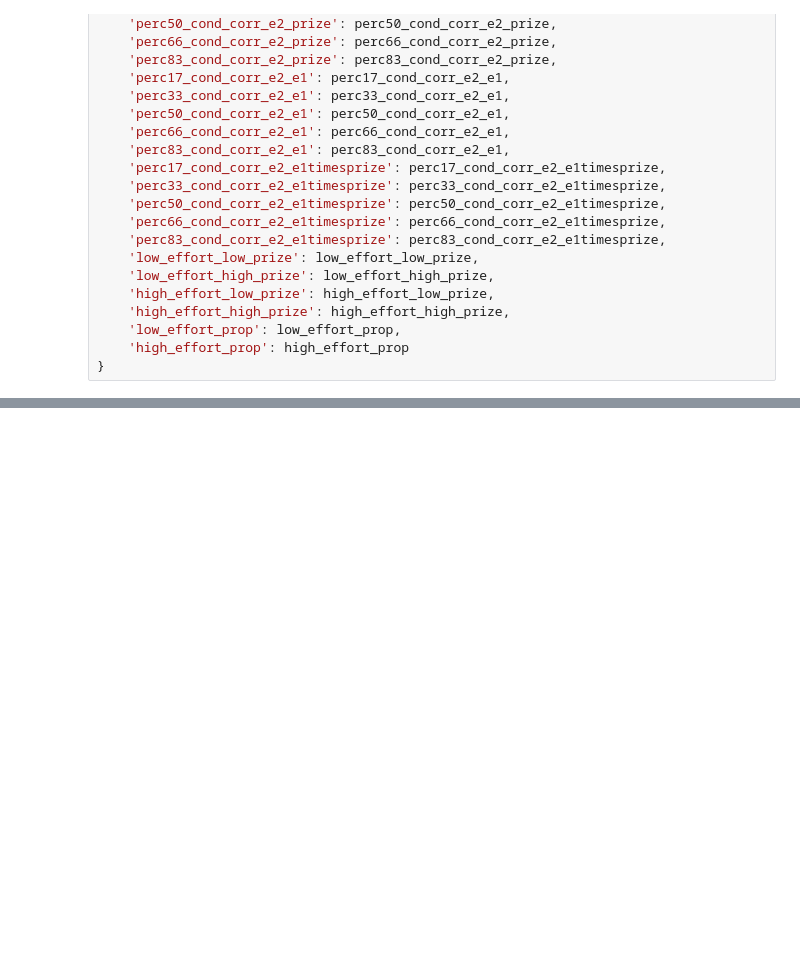
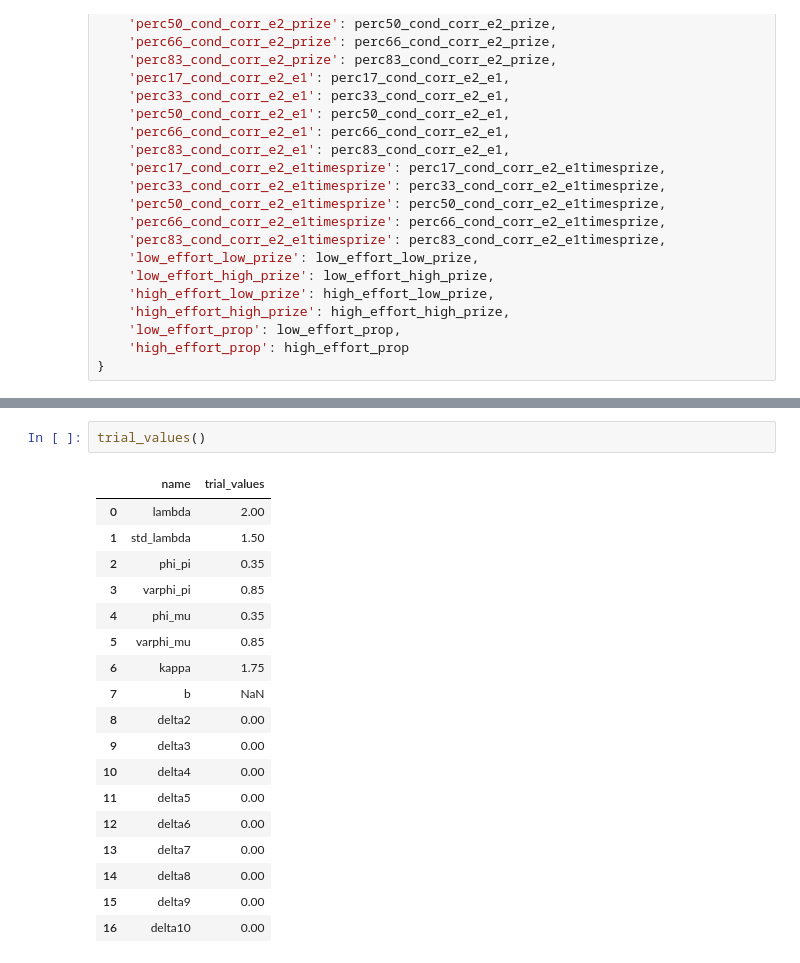
Before and after one commit to VincentSelz/microeconometrics-course-project-VincentSelz, a Jupyter notebook: Project-VincentSelz.ipynb, the cells around one changed output, grey strips where cells are left out. Saved outputs shown, nothing was run; the diff lists cells and outputs as text; blank space fills up the shorter version.

```diff
--- a/Project-VincentSelz.ipynb
+++ b/Project-VincentSelz.ipynb
@@ -345,0 +324,21 @@ observed_moments
+# %%
+trial_values()
+# %% [output]
+|  | name | trial_values |
+| 0 | lambda | 2.00 |
+| 1 | std_lambda | 1.50 |
+| 2 | phi_pi | 0.35 |
+| 3 | varphi_pi | 0.85 |
+| 4 | phi_mu | 0.35 |
+| 5 | varphi_mu | 0.85 |
+| 6 | kappa | 1.75 |
+| 7 | b | NaN |
+| 8 | delta2 | 0.00 |
+| 9 | delta3 | 0.00 |
+| 10 | delta4 | 0.00 |
+| 11 | delta5 | 0.00 |
+| 12 | delta6 | 0.00 |
+| 13 | delta7 | 0.00 |
+| 14 | delta8 | 0.00 |
+| 15 | delta9 | 0.00 |
+| 16 | delta10 | 0.00 |
```
Also changed, not shown: parts of 6 cells of this notebook.
